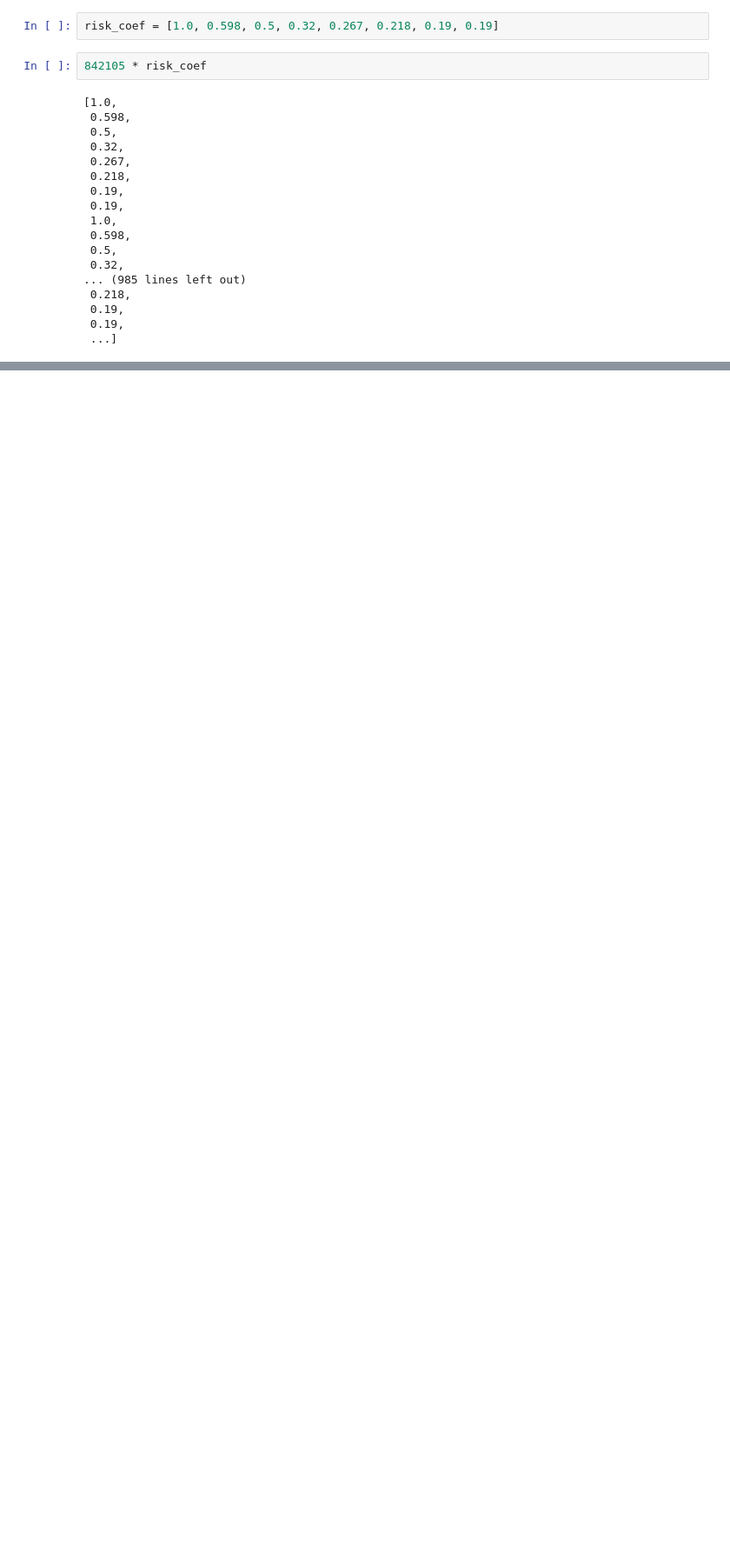
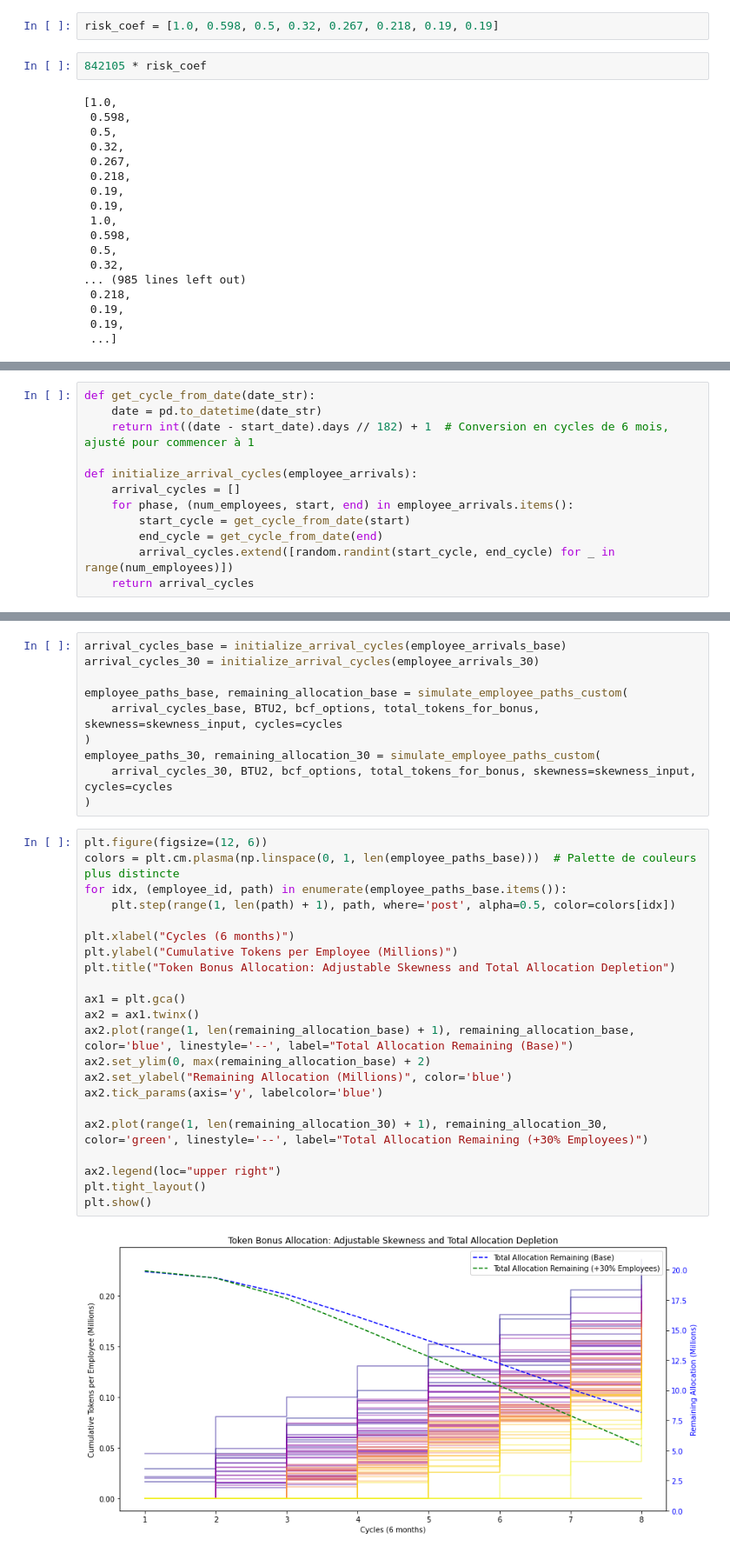
Before and after one commit to KhalilSayah/Streamlit_Solforg, a Jupyter notebook: tests.ipynb, the cells around one changed output, grey strips where cells are left out. Shown at 87% size. Drawn from its saved outputs; the diff is of its cells as text; blank space fills up the shorter version.

Commit message:
bonus part

```diff
--- a/tests.ipynb
+++ b/tests.ipynb
@@ -524,0 +551,12 @@ risk_coef = [1.0, 0.598, 0.5, 0.32, 0.267, 0.218, 0.19, 0.19]
+# %%
+def get_cycle_from_date(date_str):
+    date = pd.to_datetime(date_str)
+    return int((date - start_date).days // 182) + 1  # Conversion en cycles de 6 mois, ajusté pour commencer à 1
+
+def initialize_arrival_cycles(employee_arrivals):
+    arrival_cycles = []
+    for phase, (num_employees, start, end) in employee_arrivals.items():
+        start_cycle = get_cycle_from_date(start)
+        end_cycle = get_cycle_from_date(end)
+        arrival_cycles.extend([random.randint(start_cycle, end_cycle) for _ in range(num_employees)])
+    return arrival_cycles
@@ -524,0 +657,34 @@ risk_coef = [1.0, 0.598, 0.5, 0.32, 0.267, 0.218, 0.19, 0.19]
+# %%
+arrival_cycles_base = initialize_arrival_cycles(employee_arrivals_base)
+arrival_cycles_30 = initialize_arrival_cycles(employee_arrivals_30)
+
+employee_paths_base, remaining_allocation_base = simulate_employee_paths_custom(
+    arrival_cycles_base, BTU2, bcf_options, total_tokens_for_bonus, skewness=skewness_input, cycles=cycles
+)
+employee_paths_30, remaining_allocation_30 = simulate_employee_paths_custom(
+    arrival_cycles_30, BTU2, bcf_options, total_tokens_for_bonus, skewness=skewness_input, cycles=cycles
+)
+# %%
+plt.figure(figsize=(12, 6))
+colors = plt.cm.plasma(np.linspace(0, 1, len(employee_paths_base)))  # Palette de couleurs plus distincte
+for idx, (employee_id, path) in enumerate(employee_paths_base.items()):
+    plt.step(range(1, len(path) + 1), path, where='post', alpha=0.5, color=colors[idx])
+
+plt.xlabel("Cycles (6 months)")
+plt.ylabel("Cumulative Tokens per Employee (Millions)")
+plt.title("Token Bonus Allocation: Adjustable Skewness and Total Allocation Depletion")
+
+ax1 = plt.gca()
+ax2 = ax1.twinx()
+ax2.plot(range(1, len(remaining_allocation_base) + 1), remaining_allocation_base, color='blue', linestyle='--', label="Total Allocation Remaining (Base)")
+ax2.set_ylim(0, max(remaining_allocation_base) + 2)
+ax2.set_ylabel("Remaining Allocation (Millions)", color='blue')
+ax2.tick_params(axis='y', labelcolor='blue')
+
+ax2.plot(range(1, len(remaining_allocation_30) + 1), remaining_allocation_30, color='green', linestyle='--', label="Total Allocation Remaining (+30% Employees)")
+
+ax2.legend(loc="upper right")
+plt.tight_layout()
+plt.show()
+# %% [output]
+[figure, added]
```
Also changed, not shown: parts of 10 cells of this notebook, 3 other files.
